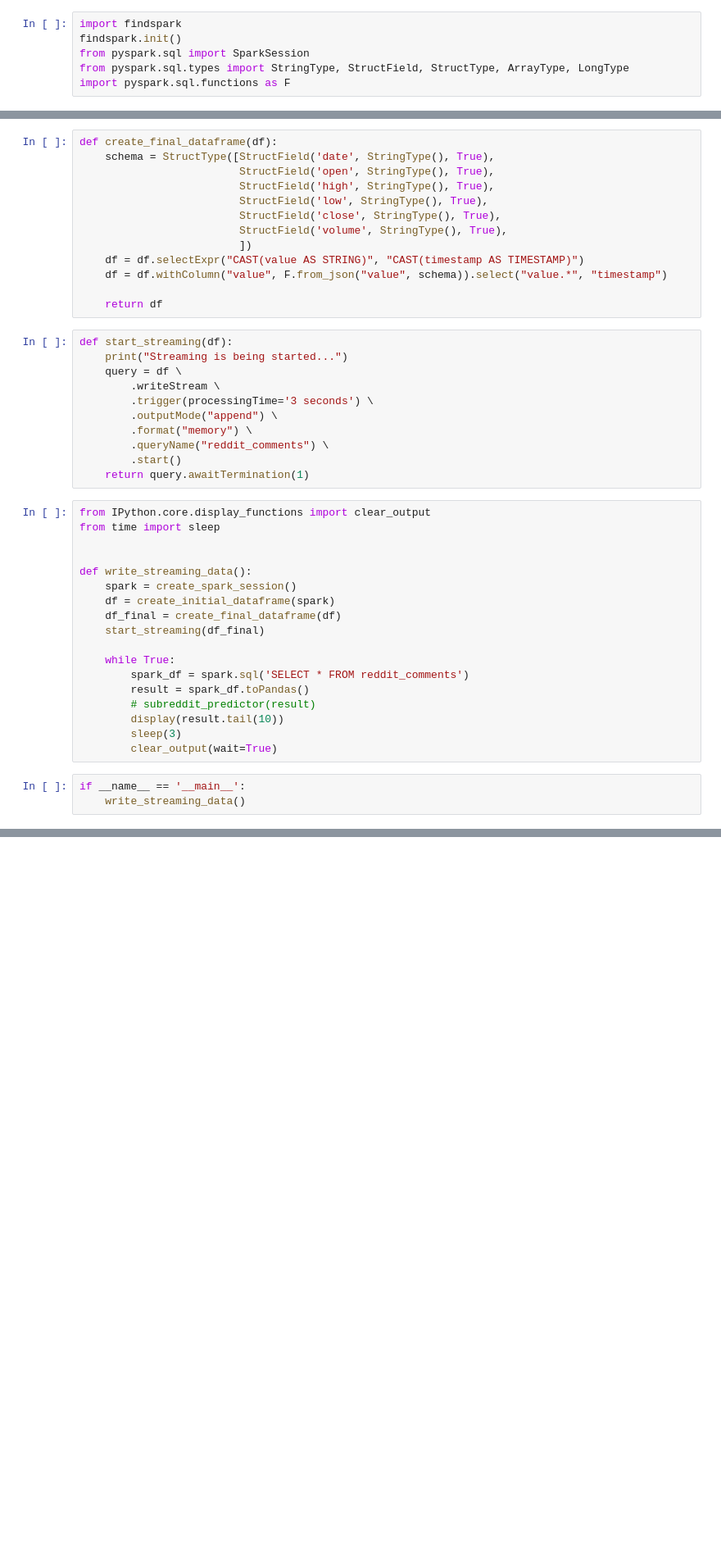
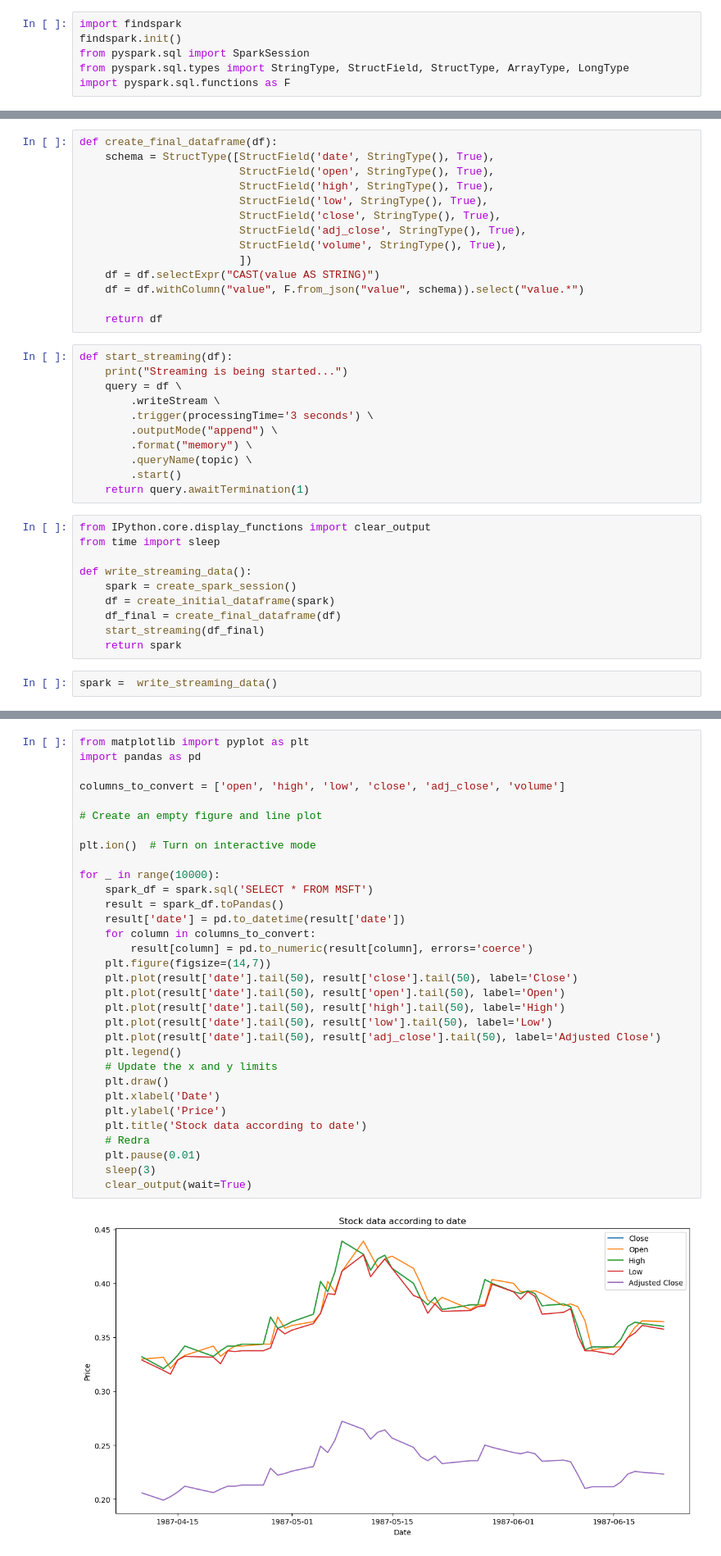
Before and after one commit to ZuyLeLe/Streaming-and-analyzing-stock-data-using-Spark-and-Kafka, a Jupyter notebook: consumer.ipynb, the cells around one changed output, grey strips where cells are left out. Shown at 82% size. Drawn from its saved outputs; the diff is of its cells as text; blank space fills up the shorter version.

```diff
--- a/consumer.ipynb
+++ b/consumer.ipynb
@@ -43,10 +43,11 @@ def create_final_dataframe(df):
                          StructField('high', StringType(), True),
                          StructField('low', StringType(), True),
                          StructField('close', StringType(), True),
+                         StructField('adj_close', StringType(), True),
                          StructField('volume', StringType(), True),
                          ])
-    df = df.selectExpr("CAST(value AS STRING)", "CAST(timestamp AS TIMESTAMP)")
-    df = df.withColumn("value", F.from_json("value", schema)).select("value.*", "timestamp")
+    df = df.selectExpr("CAST(value AS STRING)")
+    df = df.withColumn("value", F.from_json("value", schema)).select("value.*")
 
     return df
 # %%
@@ -57,28 +58,19 @@ def start_streaming(df):
         .trigger(processingTime='3 seconds') \
         .outputMode("append") \
         .format("memory") \
-        .queryName("reddit_comments") \
+        .queryName(topic) \
         .start()
     return query.awaitTermination(1)
 # %%
 from IPython.core.display_functions import clear_output
 from time import sleep
-
 
 def write_streaming_data():
     spark = create_spark_session()
     df = create_initial_dataframe(spark)
     df_final = create_final_dataframe(df)
     start_streaming(df_final)
-
-    while True:
-        spark_df = spark.sql('SELECT * FROM reddit_comments')
-        result = spark_df.toPandas()
-        # subreddit_predictor(result)
-        display(result.tail(10))
-        sleep(3)
-        clear_output(wait=True)
+    return spark
 # %%
-if __name__ == '__main__':
-    write_streaming_data()
+spark =  write_streaming_data()
 # %% [output]
@@ -90,0 +80,34 @@ if __name__ == '__main__':
+# %%
+from matplotlib import pyplot as plt
+import pandas as pd
+
+columns_to_convert = ['open', 'high', 'low', 'close', 'adj_close', 'volume']
+
+# Create an empty figure and line plot
+
+plt.ion()  # Turn on interactive mode
+
+for _ in range(10000):
+    spark_df = spark.sql('SELECT * FROM MSFT')
+    result = spark_df.toPandas()
+    result['date'] = pd.to_datetime(result['date'])
+    for column in columns_to_convert:
+        result[column] = pd.to_numeric(result[column], errors='coerce')
+    plt.figure(figsize=(14,7))
+    plt.plot(result['date'].tail(50), result['close'].tail(50), label='Close')
+    plt.plot(result['date'].tail(50), result['open'].tail(50), label='Open')
+    plt.plot(result['date'].tail(50), result['high'].tail(50), label='High')
+    plt.plot(result['date'].tail(50), result['low'].tail(50), label='Low')
+    plt.plot(result['date'].tail(50), result['adj_close'].tail(50), label='Adjusted Close')
+    plt.legend()
+    # Update the x and y limits
+    plt.draw()
+    plt.xlabel('Date')
+    plt.ylabel('Price')
+    plt.title('Stock data according to date')
+    # Redra
+    plt.pause(0.01)
+    sleep(3)
+    clear_output(wait=True)
+# %% [output]
+[figure, added]
```
Also changed, not shown: parts of 11 cells of this notebook, 2 other files.
